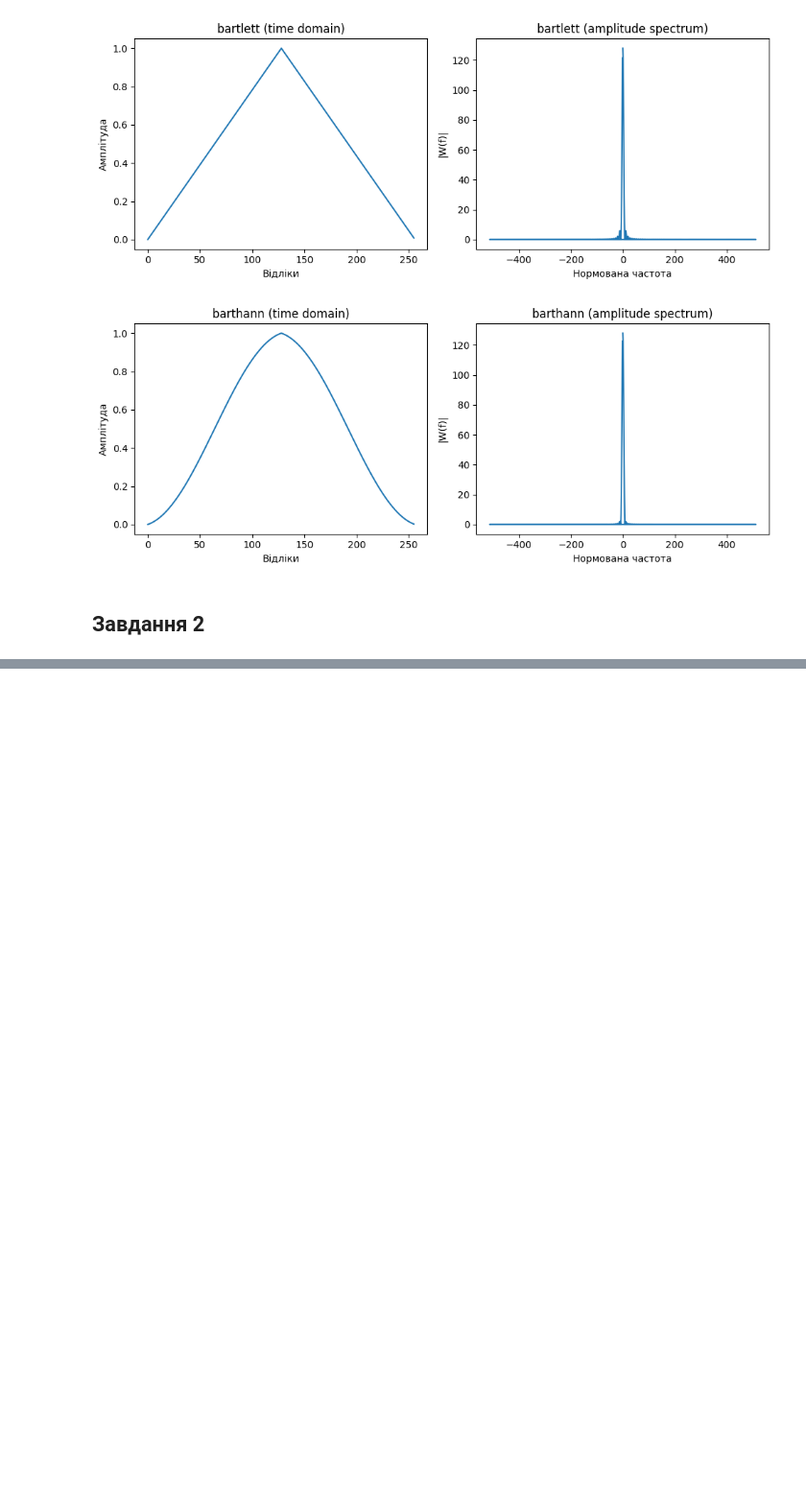
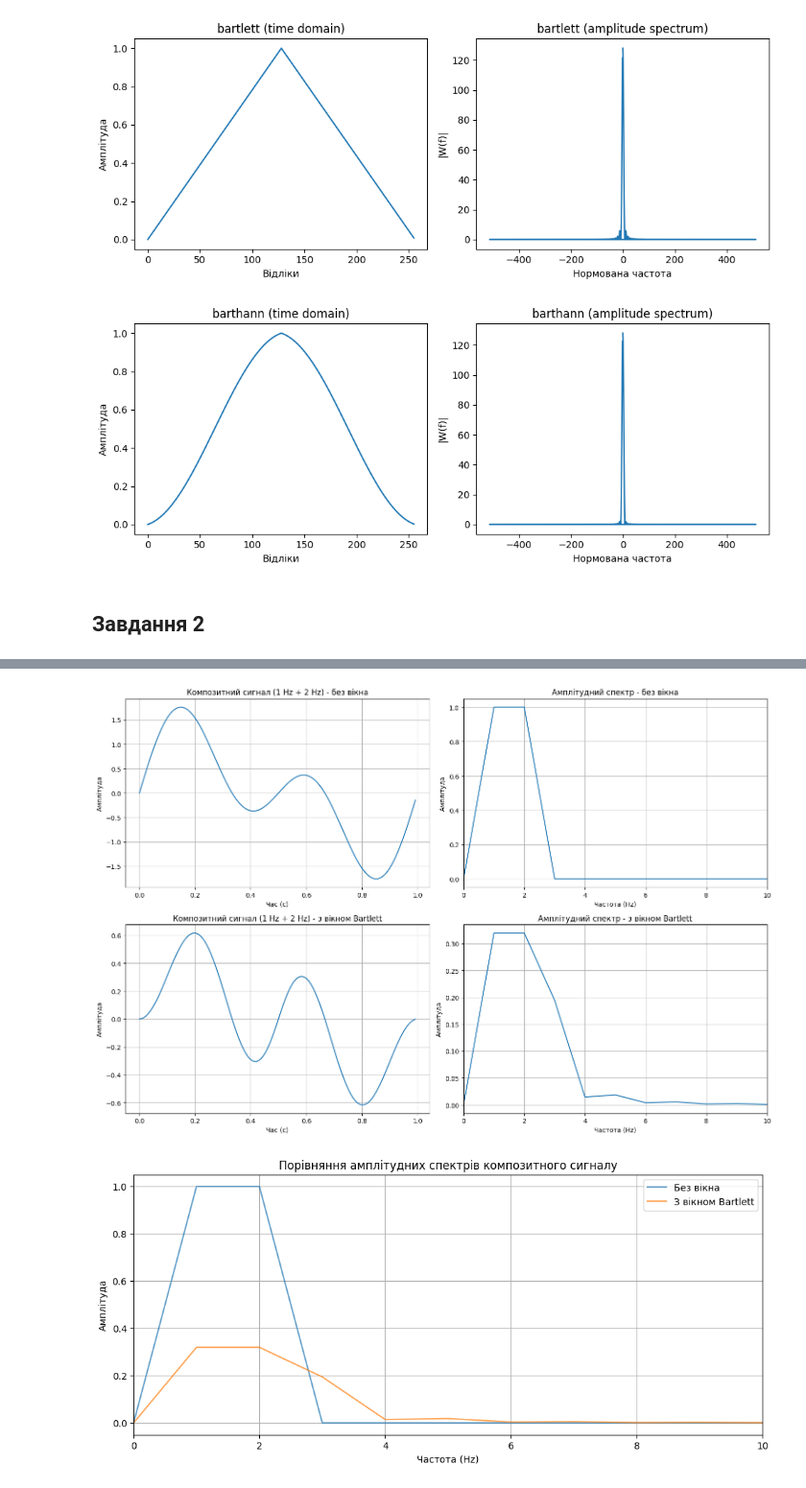
Before and after one commit to n1n1n1q/SignalProcessingLabs, a Jupyter notebook: lab03/sig_proc3_2.ipynb, the cells around one changed output, grey strips where cells are left out. Shown at 96% size. Cells and saved outputs as stored; diff of their text form; code cells hidden in the pictures; blank space fills up the shorter version.

```diff
--- a/lab03/sig_proc3_2.ipynb
+++ b/lab03/sig_proc3_2.ipynb
@@ -38,0 +139,54 @@ for wt in window_types:
+# %%
+sin_1 = amplitude * np.sin(2 * np.pi * 1 * time)
+sin_2 = amplitude * np.sin(2 * np.pi * 2 * time)
+composite_signal = sin_1 + sin_2
+
+composite_freqs, composite_amplitudes = fft(composite_signal, fs)
+
+composite_windowed = composite_signal * window
+composite_freqs_win, composite_amplitudes_win = fft(composite_windowed, fs)
+
+fig, axes = plt.subplots(2, 2, figsize=(15, 10))
+
+axes[0, 0].plot(time, composite_signal)
+axes[0, 0].set_title('Композитний сигнал (1 Hz + 2 Hz) - без вікна')
+axes[0, 0].set_xlabel('Час (с)')
+axes[0, 0].set_ylabel('Амплітуда')
+axes[0, 0].grid(True)
+
+axes[0, 1].plot(composite_freqs, composite_amplitudes)
+axes[0, 1].set_title('Амплітудний спектр - без вікна')
+axes[0, 1].set_xlabel('Частота (Hz)')
+axes[0, 1].set_ylabel('Амплітуда')
+axes[0, 1].grid(True)
+axes[0, 1].set_xlim([0, 10])
+
+axes[1, 0].plot(time, composite_windowed)
+axes[1, 0].set_title('Композитний сигнал (1 Hz + 2 Hz) - з вікном Bartlett')
+axes[1, 0].set_xlabel('Час (с)')
+axes[1, 0].set_ylabel('Амплітуда')
+axes[1, 0].grid(True)
+
+axes[1, 1].plot(composite_freqs_win, composite_amplitudes_win)
+axes[1, 1].set_title('Амплітудний спектр - з вікном Bartlett')
+axes[1, 1].set_xlabel('Частота (Hz)')
+axes[1, 1].set_ylabel('Амплітуда')
+axes[1, 1].grid(True)
+axes[1, 1].set_xlim([0, 10])
+
+plt.tight_layout()
+plt.show()
+
+plt.figure(figsize=(12, 5))
+plt.plot(composite_freqs, composite_amplitudes, label='Без вікна', alpha=0.7)
+plt.plot(composite_freqs_win, composite_amplitudes_win, label='З вікном Bartlett', alpha=0.7)
+plt.title('Порівняння амплітудних спектрів композитного сигналу')
+plt.xlabel('Частота (Hz)')
+plt.ylabel('Амплітуда')
+plt.xlim([0, 10])
+plt.legend()
+plt.grid(True)
+plt.show()
+# %% [output]
+[figure, added]
+[figure, added]
```
Also changed, not shown: parts of 7 cells of this notebook.
